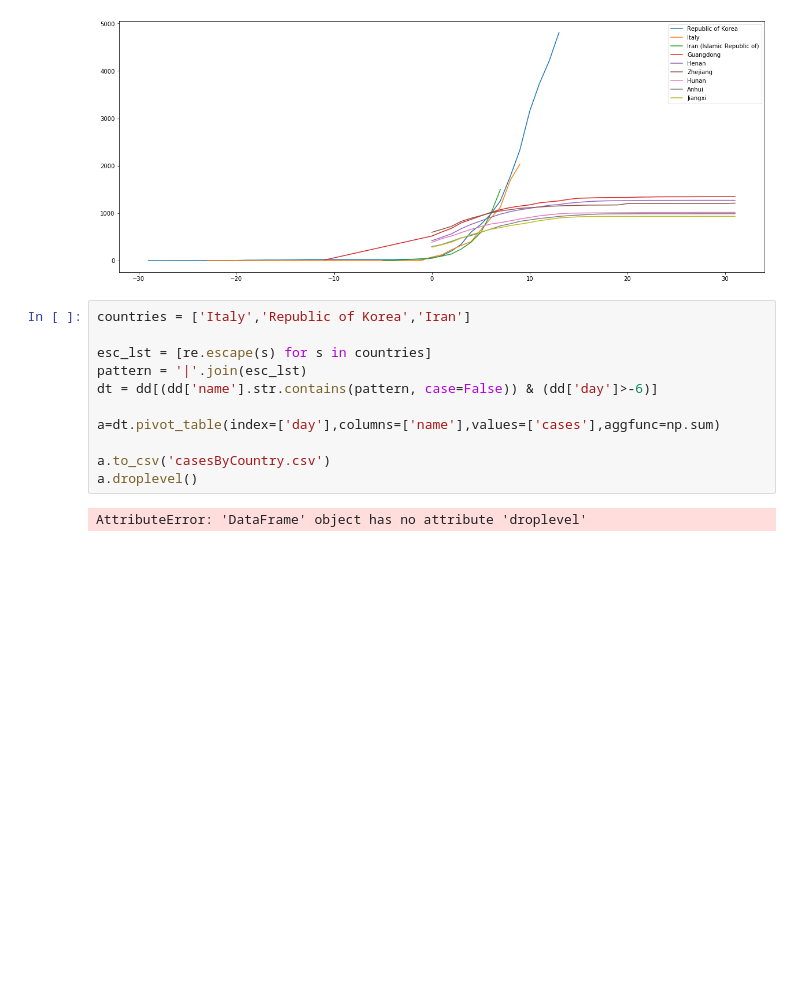
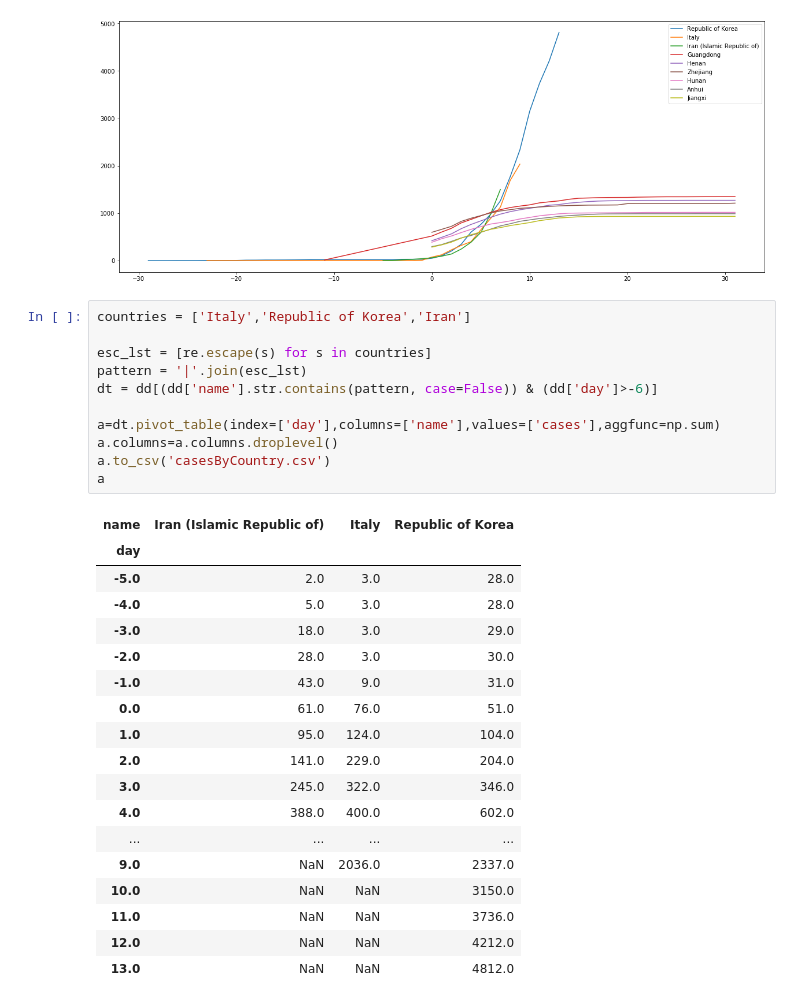
Before and after one commit to postaxmi/coronavirus-data-analysis, a Jupyter notebook: Analysis.ipynb, the cells around one changed output. Drawn from its saved outputs; the diff is of its cells as text; blank space fills up the shorter version.

Commit message:
updated data

```diff
--- a/Analysis.ipynb
+++ b/Analysis.ipynb
@@ -196,13 +196,30 @@ plt.savefig('epidemiologicalCurveByCountryRel.png')
 # %%
 countries = ['Italy','Republic of Korea','Iran']
 
 esc_lst = [re.escape(s) for s in countries]
 pattern = '|'.join(esc_lst)
 dt = dd[(dd['name'].str.contains(pattern, case=False)) & (dd['day']>-6)]
 
 a=dt.pivot_table(index=['day'],columns=['name'],values=['cases'],aggfunc=np.sum)
-
+a.columns=a.columns.droplevel()
 a.to_csv('casesByCountry.csv')
-a.droplevel()
+a
 # %% [output]
-AttributeError: 'DataFrame' object has no attribute 'droplevel'
+| name | Iran (Islamic Republic of) | Italy | Republic of Korea |
+| day |  |  |  |
+| -5.0 | 2.0 | 3.0 | 28.0 |
+| -4.0 | 5.0 | 3.0 | 28.0 |
+| -3.0 | 18.0 | 3.0 | 29.0 |
+| -2.0 | 28.0 | 3.0 | 30.0 |
+| -1.0 | 43.0 | 9.0 | 31.0 |
+| 0.0 | 61.0 | 76.0 | 51.0 |
+| 1.0 | 95.0 | 124.0 | 104.0 |
+| 2.0 | 141.0 | 229.0 | 204.0 |
+| 3.0 | 245.0 | 322.0 | 346.0 |
+| 4.0 | 388.0 | 400.0 | 602.0 |
+| ... | ... | ... | ... |
+| 9.0 | NaN | 2036.0 | 2337.0 |
+| 10.0 | NaN | NaN | 3150.0 |
+| 11.0 | NaN | NaN | 3736.0 |
+| 12.0 | NaN | NaN | 4212.0 |
+| 13.0 | NaN | NaN | 4812.0 |
```
